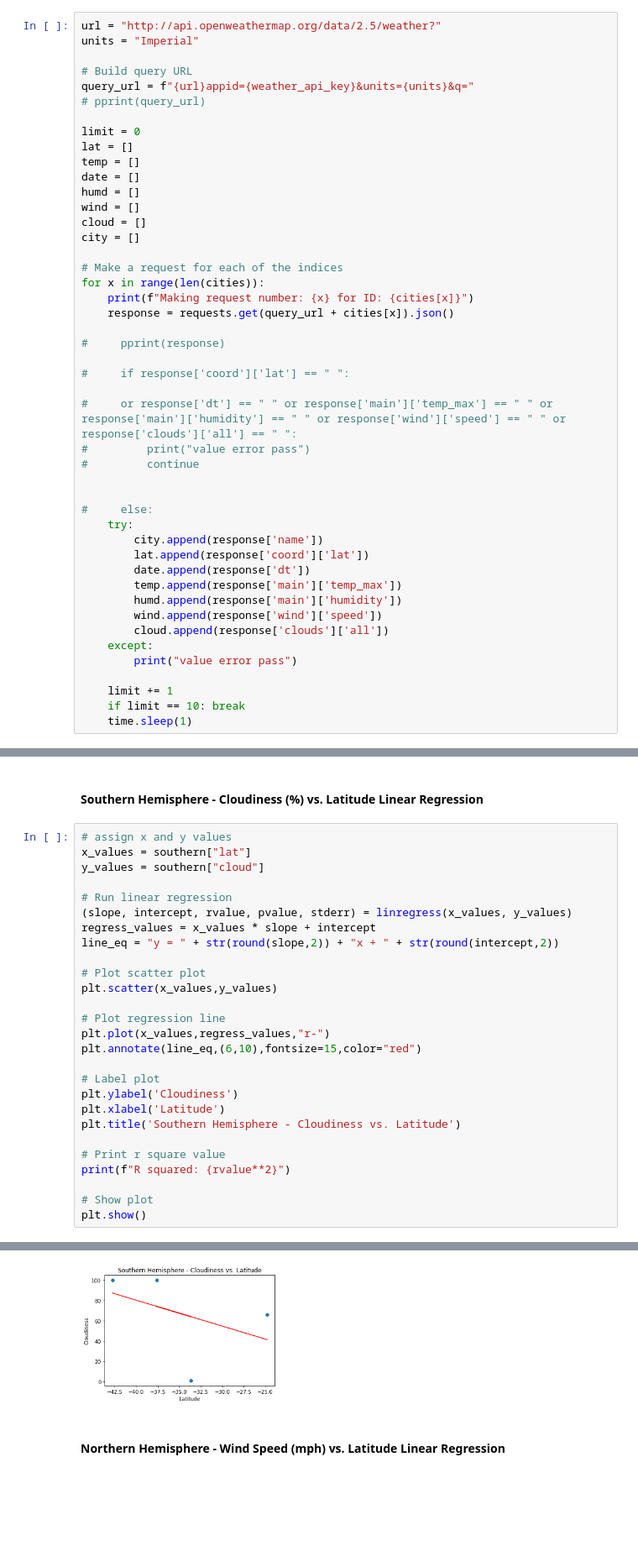
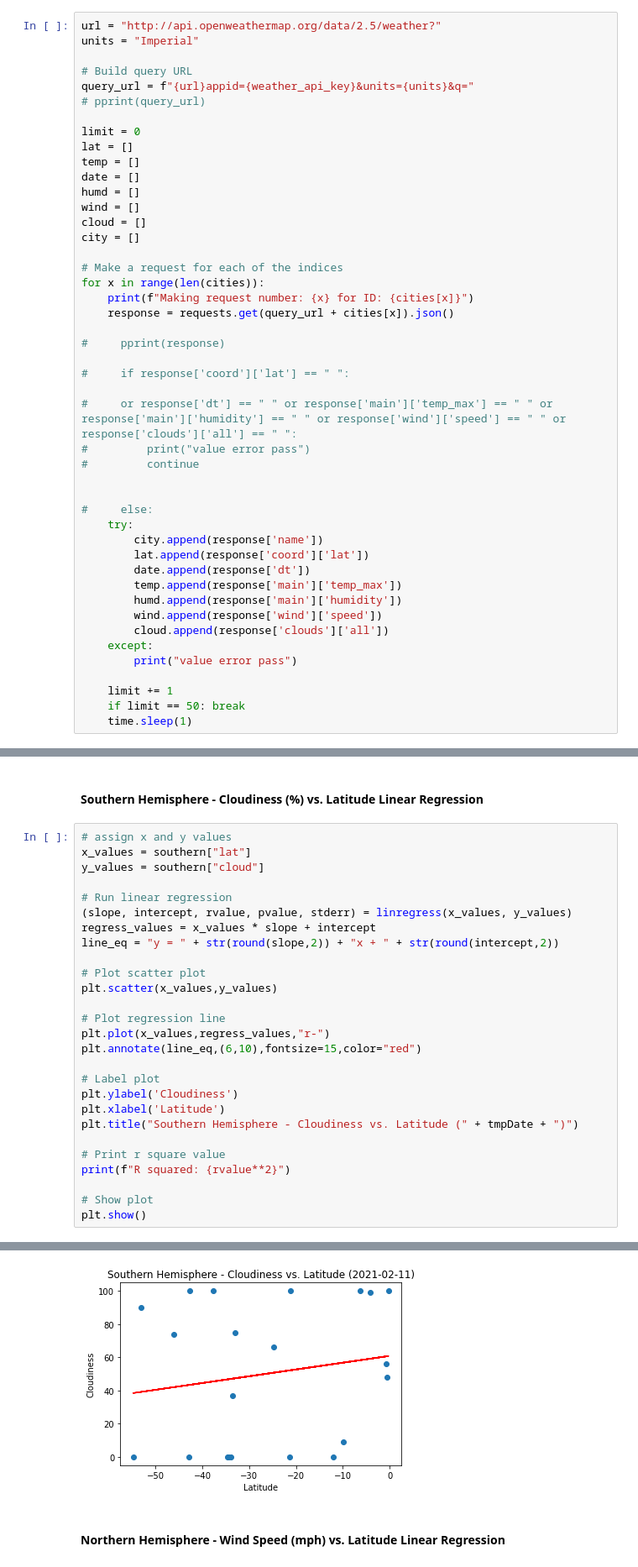
Before and after one commit to tonju27/python-api-challenge, a Jupyter notebook: WeatherPy/WeatherPy.ipynb, the cells around one changed output, grey strips where cells are left out. Shown: that part at 84% size. Saved outputs shown, nothing was run; the diff lists cells and outputs as text; blank space fills up the shorter version.

```diff
--- a/WeatherPy/WeatherPy.ipynb
+++ b/WeatherPy/WeatherPy.ipynb
@@ -99,6 +100,6 @@ for x in range(len(cities)):
         print("value error pass")
 
     limit += 1
-    if limit == 10: break
+    if limit == 50: break
     time.sleep(1)
 # %% [output]
@@ -443,7 +453,7 @@ plt.annotate(line_eq,(6,10),fontsize=15,color="red")
 # Label plot
 plt.ylabel('Cloudiness')
 plt.xlabel('Latitude')
-plt.title('Southern Hemisphere - Cloudiness vs. Latitude')
+plt.title("Southern Hemisphere - Cloudiness vs. Latitude (" + tmpDate + ")")
 
 # Print r square value
 print(f"R squared: {rvalue**2}")
@@ -455,4 +465,4 @@ R squared: 0.1728396133615086
-[figure, old version]
+[figure, new version]
 # %% [markdown]
 ####  Northern Hemisphere - Wind Speed (mph) vs. Latitude Linear Regression
 # %%
```
Also changed, not shown: parts of 18 cells of this notebook, 6 other files.
